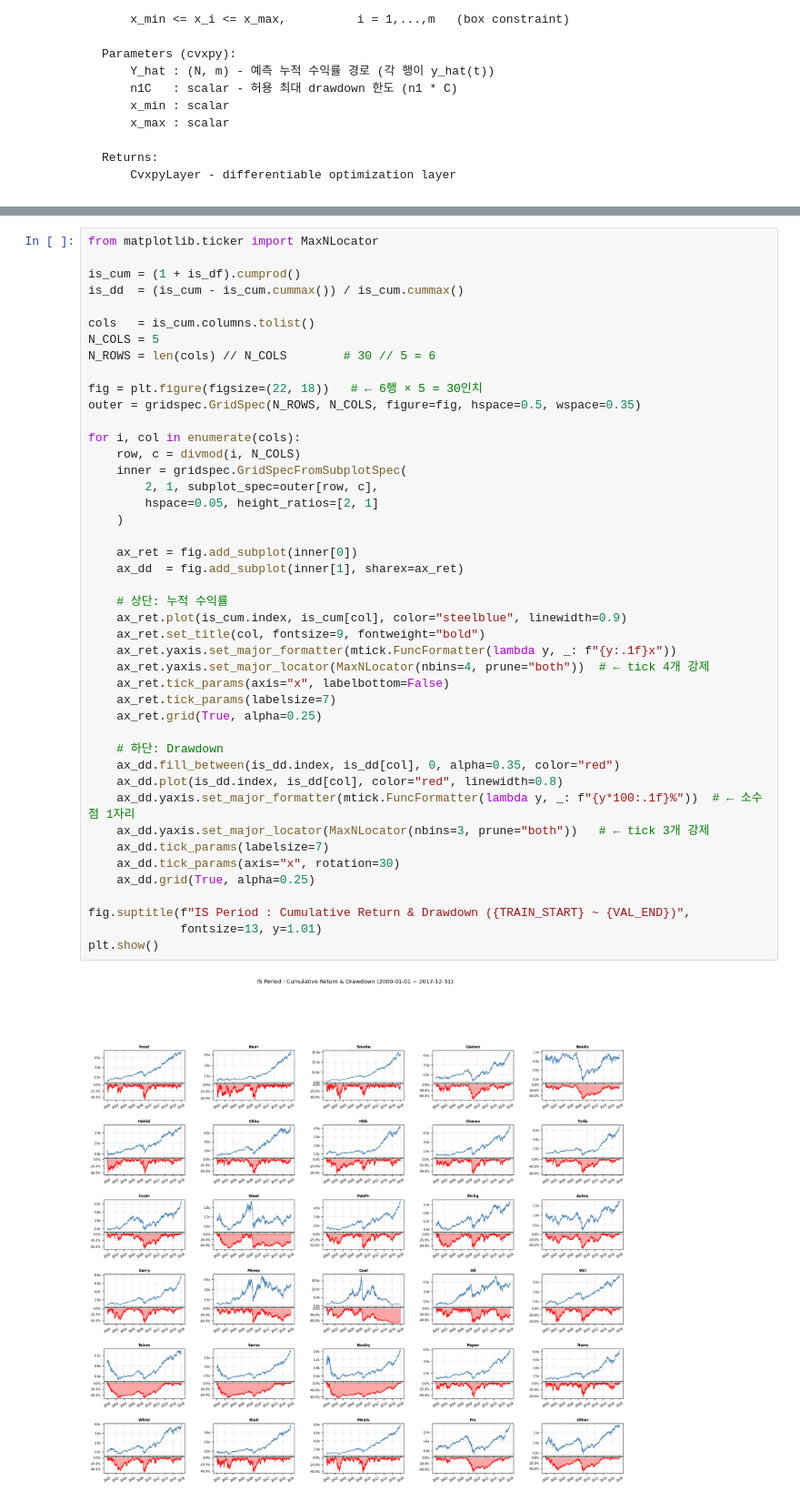
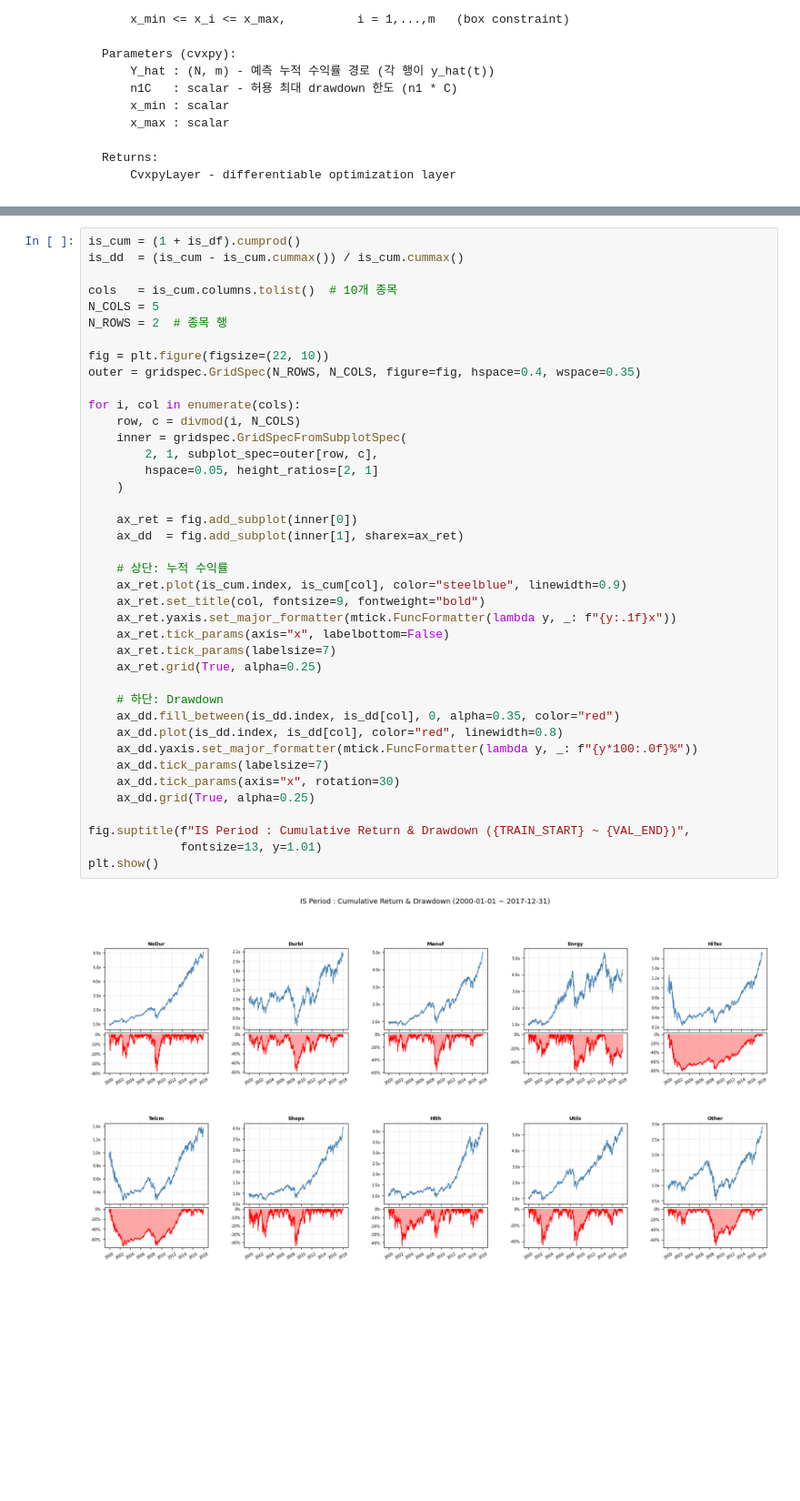
Before and after one commit to taekyounglee1224/cvxpy-portfolio-lab, a Jupyter notebook: DFL-MDD/30_inds.ipynb, the cells around one changed output, grey strips where cells are left out. Shown at 91% size. Cells and saved outputs as stored; diff of their text form; blank space fills up the shorter version.

```diff
--- a/DFL-MDD/30_inds.ipynb
+++ b/DFL-MDD/30_inds.ipynb
@@ -228,49 +228,45 @@ BT    : 2018-01-02 → 2025-12-31  (2011 days)
   Val 전체 샘플 수    : 1239
   BT 리밸런싱 횟수    : 95
 # %%
-from matplotlib.ticker import MaxNLocator
-
 is_cum = (1 + is_df).cumprod()
 is_dd  = (is_cum - is_cum.cummax()) / is_cum.cummax()
 
-cols   = is_cum.columns.tolist()
+cols   = is_cum.columns.tolist()  # 10개 종목
 N_COLS = 5
-N_ROWS = len(cols) // N_COLS        # 30 // 5 = 6
+N_ROWS = 2  # 종목 행
 
-fig = plt.figure(figsize=(22, 18))   # ← 6행 × 5 = 30인치
-outer = gridspec.GridSpec(N_ROWS, N_COLS, figure=fig, hspace=0.5, wspace=0.35)
+fig = plt.figure(figsize=(22, 10))
+outer = gridspec.GridSpec(N_ROWS, N_COLS, figure=fig, hspace=0.4, wspace=0.35)
 
 for i, col in enumerate(cols):
     row, c = divmod(i, N_COLS)
     inner = gridspec.GridSpecFromSubplotSpec(
         2, 1, subplot_spec=outer[row, c],
         hspace=0.05, height_ratios=[2, 1]
     )
 
     ax_ret = fig.add_subplot(inner[0])
     ax_dd  = fig.add_subplot(inner[1], sharex=ax_ret)
 
     # 상단: 누적 수익률
     ax_ret.plot(is_cum.index, is_cum[col], color="steelblue", linewidth=0.9)
     ax_ret.set_title(col, fontsize=9, fontweight="bold")
     ax_ret.yaxis.set_major_formatter(mtick.FuncFormatter(lambda y, _: f"{y:.1f}x"))
-    ax_ret.yaxis.set_major_locator(MaxNLocator(nbins=4, prune="both"))  # ← tick 4개 강제
     ax_ret.tick_params(axis="x", labelbottom=False)
     ax_ret.tick_params(labelsize=7)
     ax_ret.grid(True, alpha=0.25)
 
     # 하단: Drawdown
     ax_dd.fill_between(is_dd.index, is_dd[col], 0, alpha=0.35, color="red")
     ax_dd.plot(is_dd.index, is_dd[col], color="red", linewidth=0.8)
-    ax_dd.yaxis.set_major_formatter(mtick.FuncFormatter(lambda y, _: f"{y*100:.1f}%"))  # ← 소수점 1자리
-    ax_dd.yaxis.set_major_locator(MaxNLocator(nbins=3, prune="both"))   # ← tick 3개 강제
+    ax_dd.yaxis.set_major_formatter(mtick.FuncFormatter(lambda y, _: f"{y*100:.0f}%"))
     ax_dd.tick_params(labelsize=7)
     ax_dd.tick_params(axis="x", rotation=30)
     ax_dd.grid(True, alpha=0.25)
 
 fig.suptitle(f"IS Period : Cumulative Return & Drawdown ({TRAIN_START} ~ {VAL_END})",
              fontsize=13, y=1.01)
 plt.show()
 # %% [output]
-[figure, old version]
+[figure, new version]
 # %%
```
Also changed, not shown: parts of 8 cells of this notebook, 2 other files.
